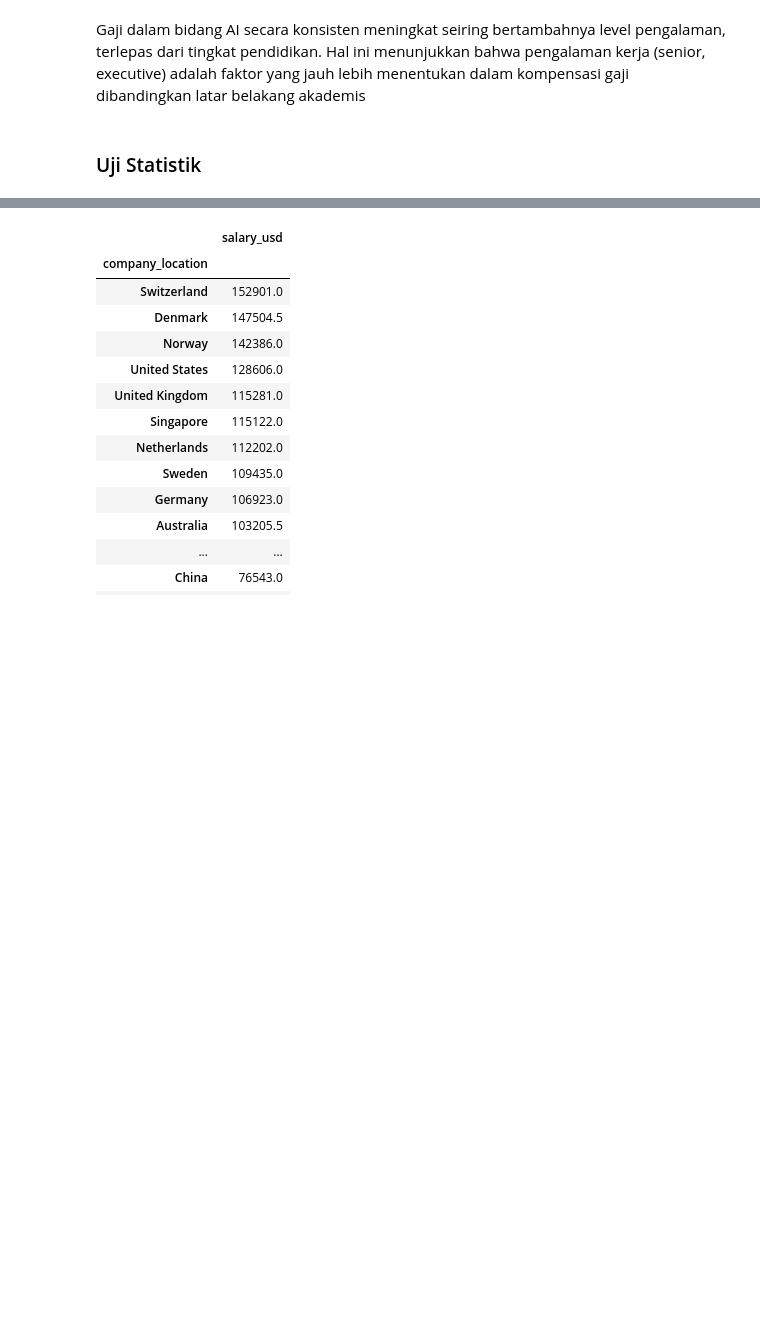
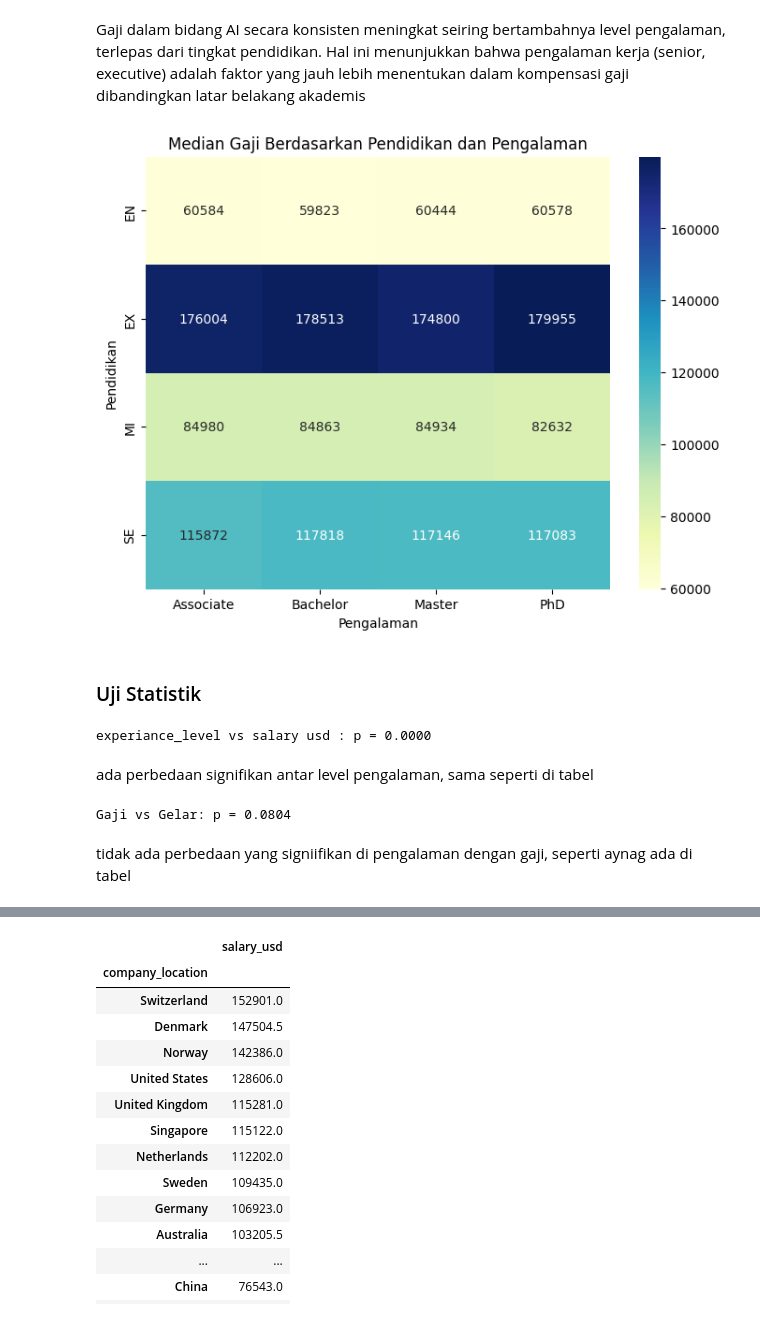
Before and after one commit to shof-f/Analisis-Pasar-Kerja-AI-Global, a Jupyter notebook: Analisis_Tren_Pekerjaan_AI.ipynb, the cells around one changed output, grey strips where cells are left out. Saved outputs shown, nothing was run; the diff lists cells and outputs as text; code cells hidden in the pictures; blank space fills up the shorter version.

```diff
--- a/Analisis_Tren_Pekerjaan_AI.ipynb
+++ b/Analisis_Tren_Pekerjaan_AI.ipynb
@@ -245,6 +285,11 @@ Insight:
 # %%
 #hitung rata" gaji berdasarkan pengalaman dan pendidikan
-gaji = df.pivot_table(index="experience_level", columns="education_required", values="salary_usd", aggfunc="median")
+gaji = df.pivot_table(
+    index="experience_level",
+    columns="education_required",
+    values="salary_usd",
+    aggfunc="median"
+    )
 gaji
 # %% [output]
 | education_required | Associate | Bachelor | Master | PhD |
@@ -271,6 +323,34 @@ plt.show()
 [figure]
 # %% [markdown]
 Gaji dalam bidang AI secara konsisten meningkat seiring bertambahnya level pengalaman, terlepas dari tingkat pendidikan. Hal ini menunjukkan bahwa pengalaman kerja (senior, executive) adalah faktor yang jauh lebih menentukan dalam kompensasi gaji dibandingkan latar belakang akademis
+# %%
+#heatmap plot
+plt.figure(figsize=(8, 6))
+sns.heatmap(gaji, annot=True, fmt=".0f", cmap="YlGnBu")
+plt.title("Median Gaji Berdasarkan Pendidikan dan Pengalaman")
+plt.xlabel("Pengalaman")
+plt.ylabel("Pendidikan")
+plt.show()
+# %% [output]
+[figure, added]
 # %% [markdown]
 ### Uji Statistik
+# %%
+from scipy.stats import kruskal
+# gaji berdasarkan experience level
+groups = [g['salary_usd'].values for _, g in df.groupby('experience_level')]
+stat, p = kruskal(*groups)
+print(f"experiance_level vs salary usd : p = {p:.4f}")
+# %% [output]
+experiance_level vs salary usd : p = 0.0000
+# %% [markdown]
+ada perbedaan signifikan antar level pengalaman, sama seperti di tabel
+# %%
+groups = [g['salary_usd'].values for _, g in df.groupby('education_required')]
+stat, p = kruskal(*groups)
+print(f"Gaji vs Gelar: p = {p:.4f}")
+# %% [output]
+Gaji vs Gelar: p = 0.0804
+# %% [markdown]
+tidak ada perbedaan yang signiifikan di pengalaman dengan gaji, seperti aynag ada di tabel
 # %% [markdown]
```
Also changed, not shown: parts of 54 cells of this notebook.
